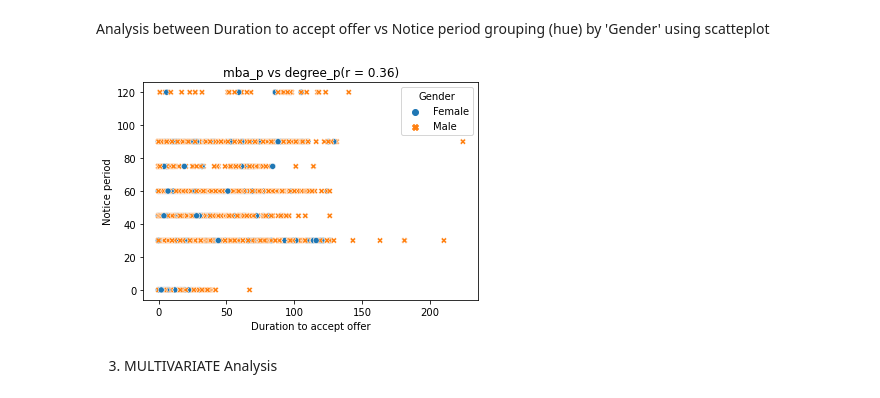
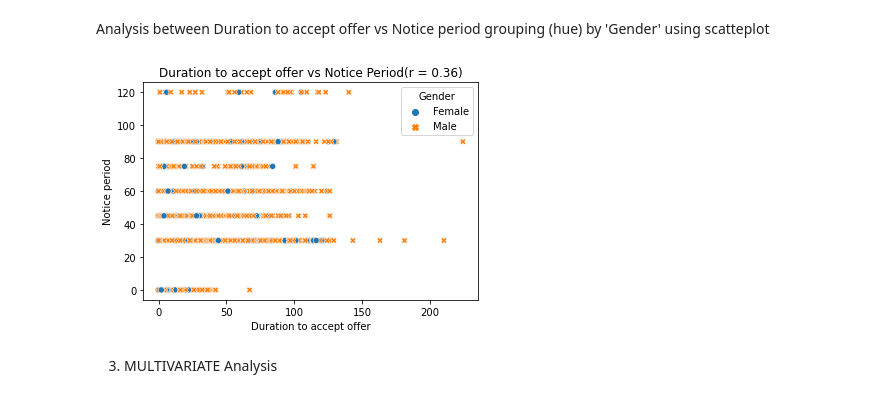
Before and after one commit to rproddatur/Capstone, a Jupyter notebook: task 2.2.ipynb, the cells around one changed output. Drawn from its saved outputs; the diff is of its cells as text; code cells hidden in the pictures.

```diff
--- a/task 2.2.ipynb
+++ b/task 2.2.ipynb
@@ -141,10 +141,10 @@ plt.show()
 # %% [markdown]
 Analysis between Duration to accept offer vs Notice period grouping (hue) by 'Gender' using scatteplot
 # %%
-plt.title('mba_p vs degree_p(r = {0:0.2f})'.format(pearsonr(df['Duration to accept offer'],df['Notice period'])[0]))
+plt.title('Duration to accept offer vs Notice Period(r = {0:0.2f})'.format(pearsonr(df['Duration to accept offer'],df['Notice period'])[0]))
 sns.scatterplot(x="Duration to accept offer", y="Notice period",hue="Gender", style="Gender", data=df)
 plt.show()
 # %% [output]
-[figure, old version]
+[figure, new version]
 # %% [markdown]
 3. MULTIVARIATE Analysis
```
Also changed, not shown: parts of 50 cells of this notebook.
